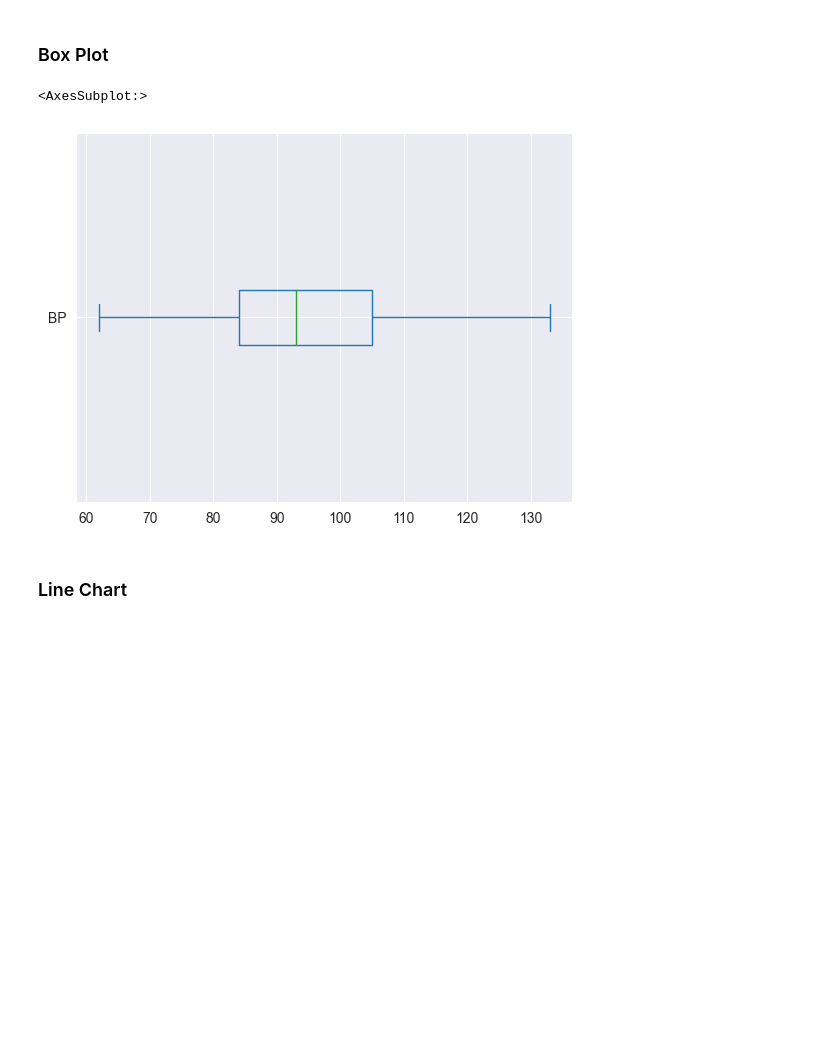
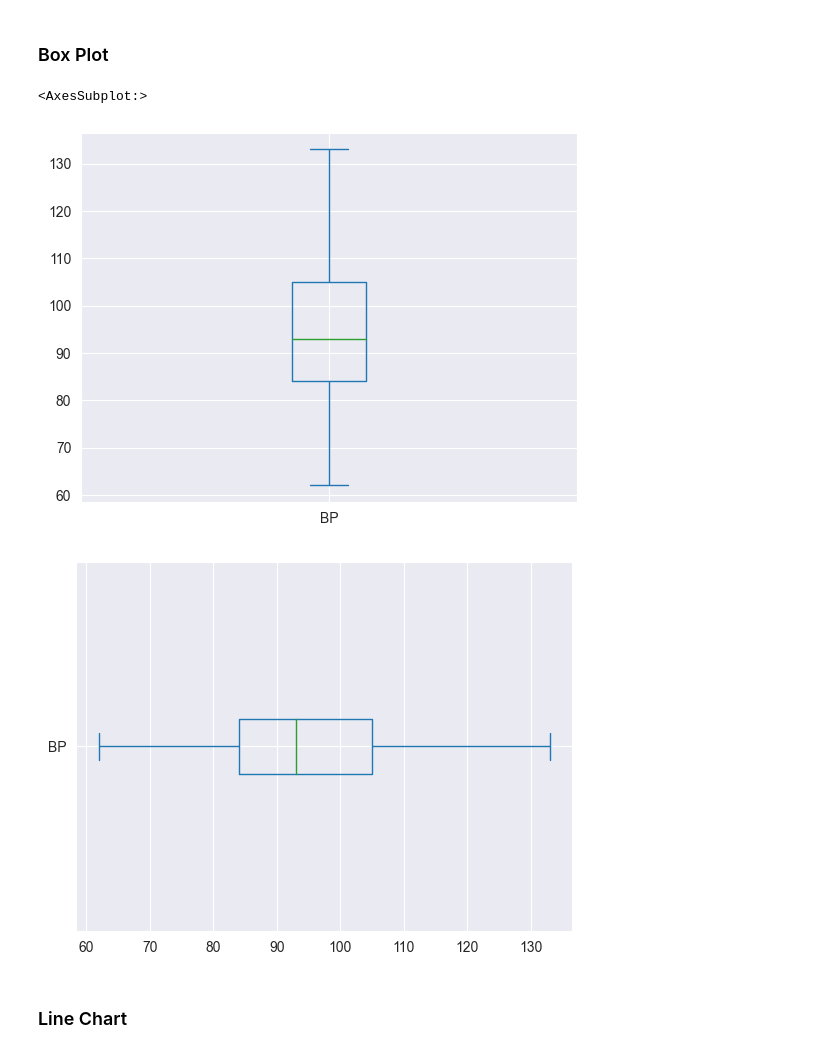
Before and after one commit to mohammadkarbalaee/data-mining-sbu-fall-2022, a Jupyter notebook: basic-statistics/00/00-Statistics.ipynb, the cells around one changed output. Drawn from its saved outputs; the diff is of its cells as text; code cells hidden in the pictures; blank space fills up the shorter version.

```diff
--- a/basic-statistics/00/00-Statistics.ipynb
+++ b/basic-statistics/00/00-Statistics.ipynb
@@ -268,10 +268,12 @@ s2_all_freq_df.plot.bar(x='c_i', y='f_i')
 # %% [markdown]
 ### Box Plot
 # %%
+df.plot.box(column=["BP"], vert=True)
 df.plot.box(column=["BP"], vert=False)
 # %% [output]
 <AxesSubplot:>
-[figure, old version]
+[figure, new version]
+[figure, added]
 # %% [markdown]
 ### Line Chart
 # %%
```
Also changed, not shown: parts of 30 cells of this notebook, 6 other files.
